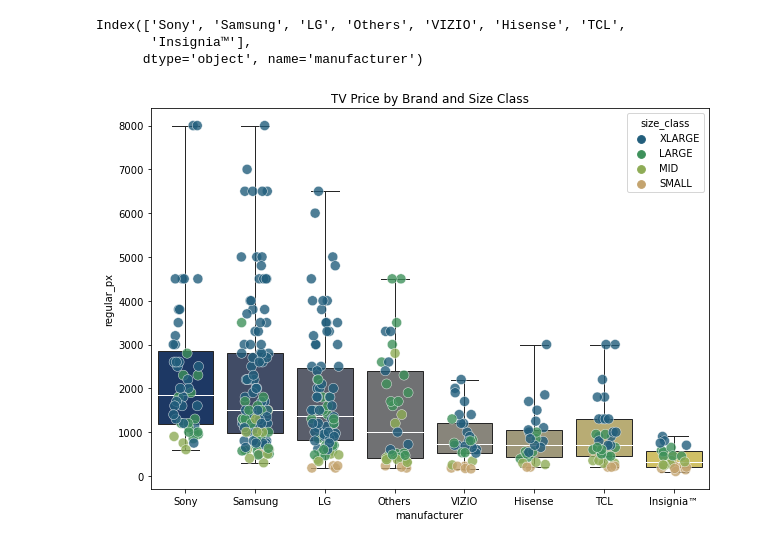
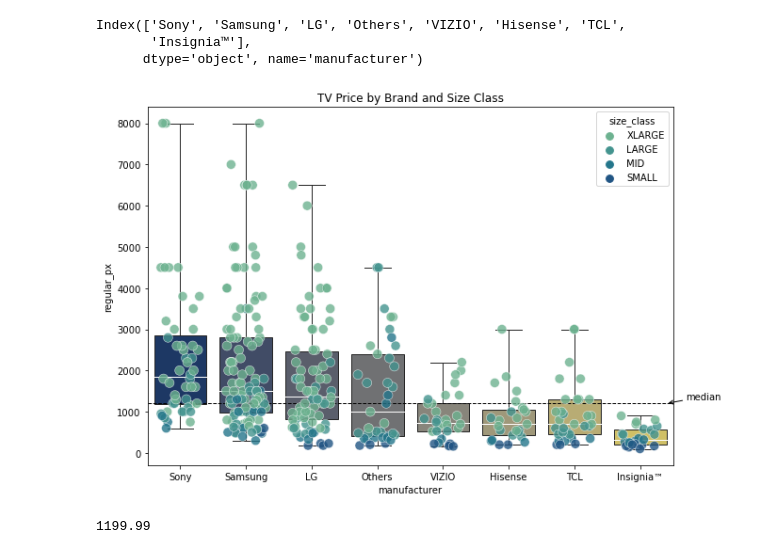
Before and after one commit to dnie44/nycdatascience_python_project, a Jupyter notebook: bb_analysis2.ipynb, the cells around one changed output. Drawn from its saved outputs; the diff is of its cells as text; code cells hidden in the pictures.

```diff
--- a/bb_analysis2.ipynb
+++ b/bb_analysis2.ipynb
@@ -333,21 +350,32 @@ Index(['Sony', 'Samsung', 'LG', 'Others', 'VIZIO', 'Hisense', 'TCL',
 # %%
 fig = plt.gcf()
 fig.set_size_inches(10,7)
 
 # set order of x-axis categories
 order = bby.groupby('manufacturer').median()['regular_px'].sort_values(ascending=False).index
 hue_order = bby.groupby('size_class').median()['screen_size'].sort_values(ascending=False).index
 
 # change median line to white
 PROPS = {'medianprops':{'color':'white'}}
 
 # Plot scatter over boxplot
 ax = sns.boxplot(data = bby, x='manufacturer', y='regular_px',
                 order=order, palette='cividis', linewidth=1, whis=np.inf, **PROPS)\
                 .set_title('TV Price by Brand and Size Class')
-ax = sns.stripplot(data = bby, x='manufacturer', y='regular_px', hue='size_class', jitter=0.2,
+ax = sns.stripplot(data = bby, x='manufacturer', y='regular_px', hue='size_class', jitter=0.3,
                    order=order, hue_order=hue_order, size=10,
-                   palette='gist_earth', linewidth=0.5, edgecolor='w', alpha=0.8)
+                   palette='crest', linewidth=0.5, edgecolor='w', alpha=0.8)
+plt.axhline(y=bby.regular_px.median(),c='black',ls='--',linewidth=1)
+plt.annotate('median', xy=(7.4,1200),
+            xytext=(7.7,1300),
+            arrowprops=dict(arrowstyle='->', facecolor='#ffe945'),)
 plt.show()
+
+#save file for Presentation
+fig.savefig('temp.png', transparent=True)
 # %% [output]
-[figure, old version]
+[figure, new version]
+# %%
+bby.regular_px.median()
+# %% [output]
+1199.99
```
Also changed, not shown: parts of 10 cells of this notebook, 2 other files.
